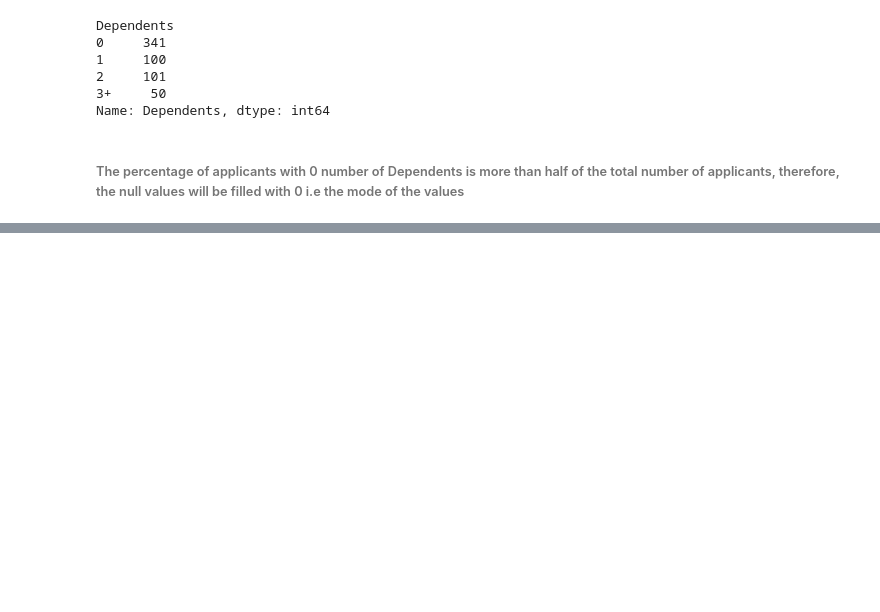
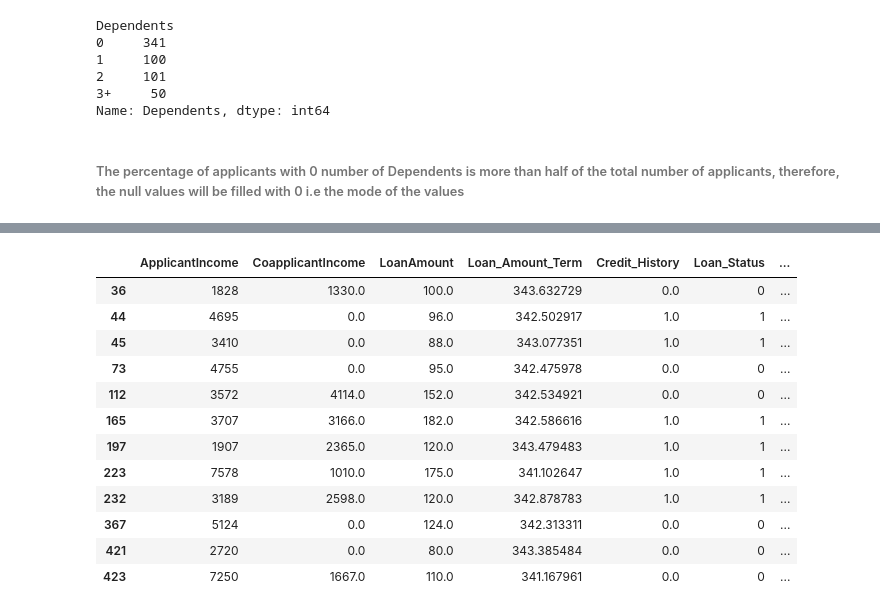
Before and after one commit to OlubiyiMosope/Loan_prediction, a Jupyter notebook: Loan Prediction.ipynb, the cells around one changed output, grey strips where cells are left out. Cells and saved outputs as stored; diff of their text form; code cells hidden in the pictures; blank space fills up the shorter version.

```diff
--- a/Loan Prediction.ipynb
+++ b/Loan Prediction.ipynb
@@ -455,0 +820,2 @@ dtype: int64
+# %%
+train15 = train14.copy()
@@ -455,0 +826,20 @@ dtype: int64
+# %%
+train15.Loan_Amount_Term = train15.Loan_Amount_Term.fillna(
+                            pd.Series(impute[:,3],
+                                      index=train15[train14.Loan_Amount_Term.isnull()].index))
+# %%
+train15.loc[train15[train14.Loan_Amount_Term.isnull()].index, :]
+# %% [output]
+|  | ApplicantIncome | CoapplicantIncome | LoanAmount | Loan_Amount_Term | Credit_History | Loan_Status | ... |
+| 36 | 1828 | 1330.0 | 100.0 | 343.632729 | 0.0 | 0 | ... |
+| 44 | 4695 | 0.0 | 96.0 | 342.502917 | 1.0 | 1 | ... |
+| 45 | 3410 | 0.0 | 88.0 | 343.077351 | 1.0 | 1 | ... |
+| 73 | 4755 | 0.0 | 95.0 | 342.475978 | 0.0 | 0 | ... |
+| 112 | 3572 | 4114.0 | 152.0 | 342.534921 | 0.0 | 0 | ... |
+| 165 | 3707 | 3166.0 | 182.0 | 342.586616 | 1.0 | 1 | ... |
+| 197 | 1907 | 2365.0 | 120.0 | 343.479483 | 1.0 | 1 | ... |
+| 223 | 7578 | 1010.0 | 175.0 | 341.102647 | 1.0 | 1 | ... |
+| 232 | 3189 | 2598.0 | 120.0 | 342.878783 | 1.0 | 1 | ... |
+| 367 | 5124 | 0.0 | 124.0 | 342.313311 | 0.0 | 0 | ... |
+| 421 | 2720 | 0.0 | 80.0 | 343.385484 | 0.0 | 0 | ... |
+| 423 | 7250 | 1667.0 | 110.0 | 341.167961 | 0.0 | 0 | ... |
```
Also changed, not shown: parts of 76 cells of this notebook.
